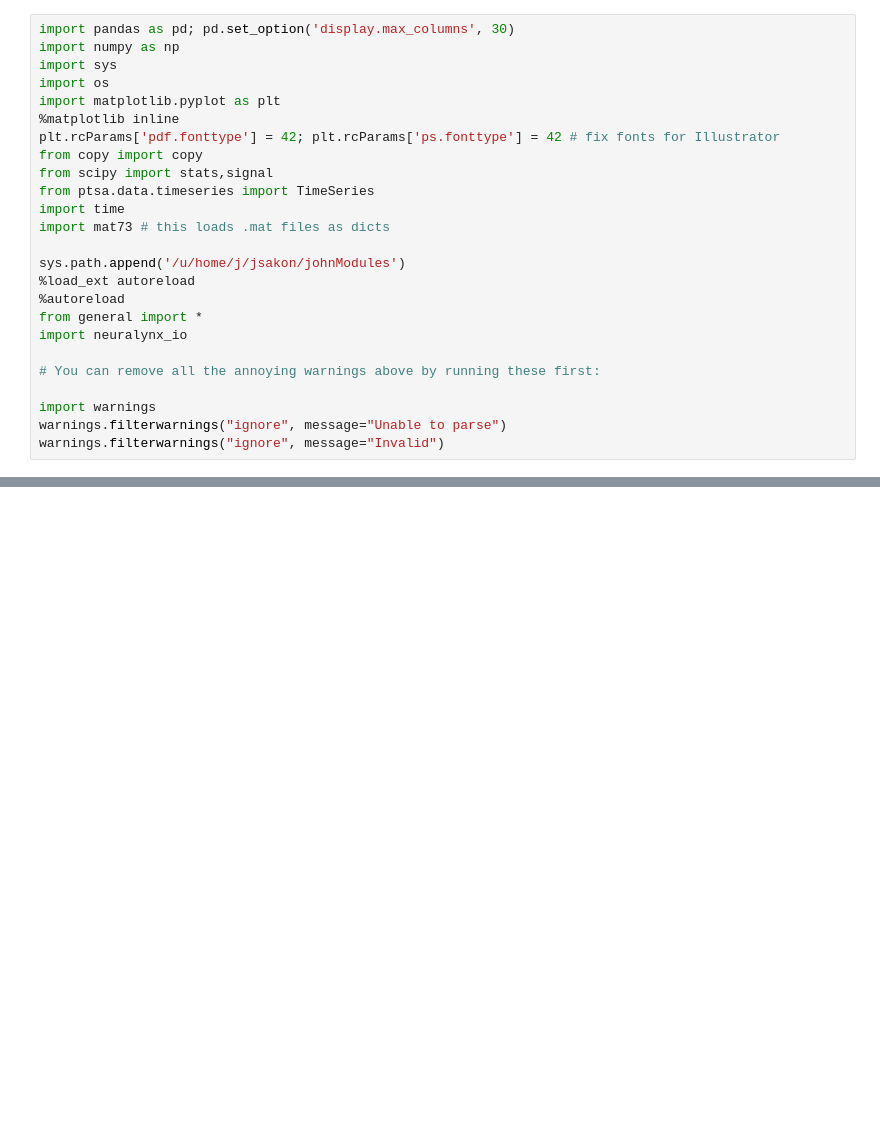
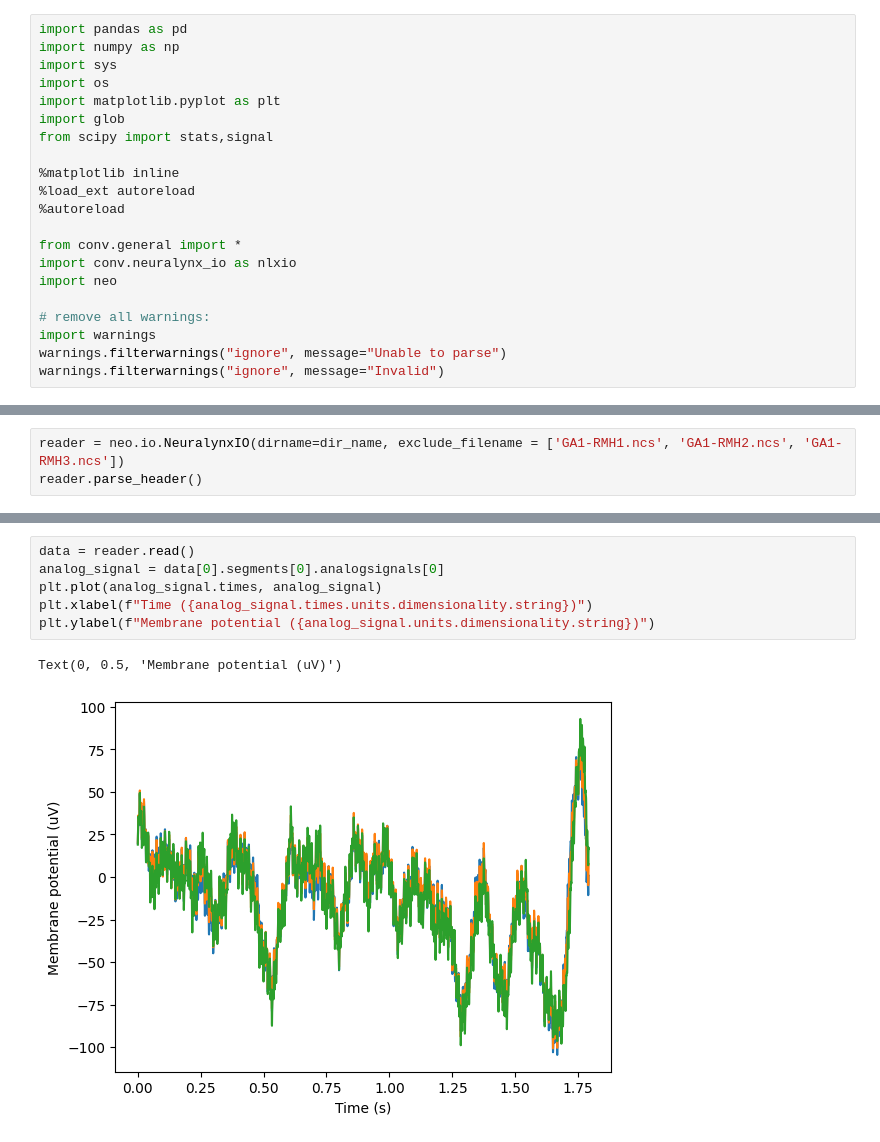
Before and after one commit to NxNiki/convertToNWB, a Jupyter notebook: notebooks/LFPinputSetup_Brandon.ipynb, the cells around one changed output, grey strips where cells are left out. Cells and saved outputs as stored; diff of their text form; blank space fills up the shorter version.

```diff
--- a/notebooks/LFPinputSetup_Brandon.ipynb
+++ b/notebooks/LFPinputSetup_Brandon.ipynb
@@ -1,25 +1,21 @@
 # %%
-import pandas as pd; pd.set_option('display.max_columns', 30)
+import pandas as pd
 import numpy as np
 import sys
 import os
 import matplotlib.pyplot as plt
+import glob
+from scipy import stats,signal
+
 %matplotlib inline
-plt.rcParams['pdf.fonttype'] = 42; plt.rcParams['ps.fonttype'] = 42 # fix fonts for Illustrator
-from copy import copy
-from scipy import stats,signal
-from ptsa.data.timeseries import TimeSeries
-import time
-import mat73 # this loads .mat files as dicts
-
-sys.path.append('/u/home/j/jsakon/johnModules')
 %load_ext autoreload
 %autoreload
-from general import *
-import neuralynx_io
 
-# You can remove all the annoying warnings above by running these first:
+from conv.general import *
+import conv.neuralynx_io as nlxio
+import neo
 
+# remove all warnings:
 import warnings
 warnings.filterwarnings("ignore", message="Unable to parse")
 warnings.filterwarnings("ignore", message="Invalid")
@@ -55,0 +52,3 @@ IndexError: tuple index out of range
+# %%
+reader = neo.io.NeuralynxIO(dirname=dir_name, exclude_filename = ['GA1-RMH1.ncs', 'GA1-RMH2.ncs', 'GA1-RMH3.ncs'])
+reader.parse_header()
@@ -55,0 +102,9 @@ IndexError: tuple index out of range
+# %%
+data = reader.read()
+analog_signal = data[0].segments[0].analogsignals[0]
+plt.plot(analog_signal.times, analog_signal)
+plt.xlabel(f"Time ({analog_signal.times.units.dimensionality.string})")
+plt.ylabel(f"Membrane potential ({analog_signal.units.dimensionality.string})")
+# %% [output]
+Text(0, 0.5, 'Membrane potential (uV)')
+[figure, added]
```
Also changed, not shown: parts of 15 cells of this notebook, 1 other file.
